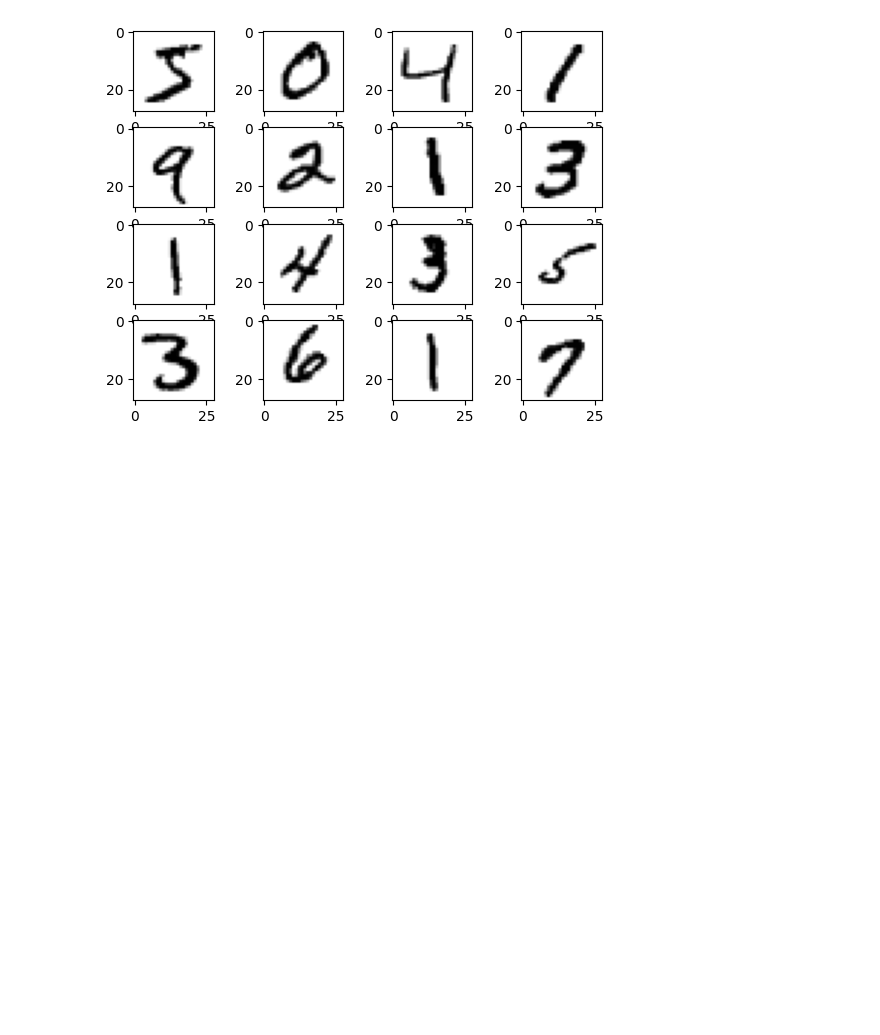
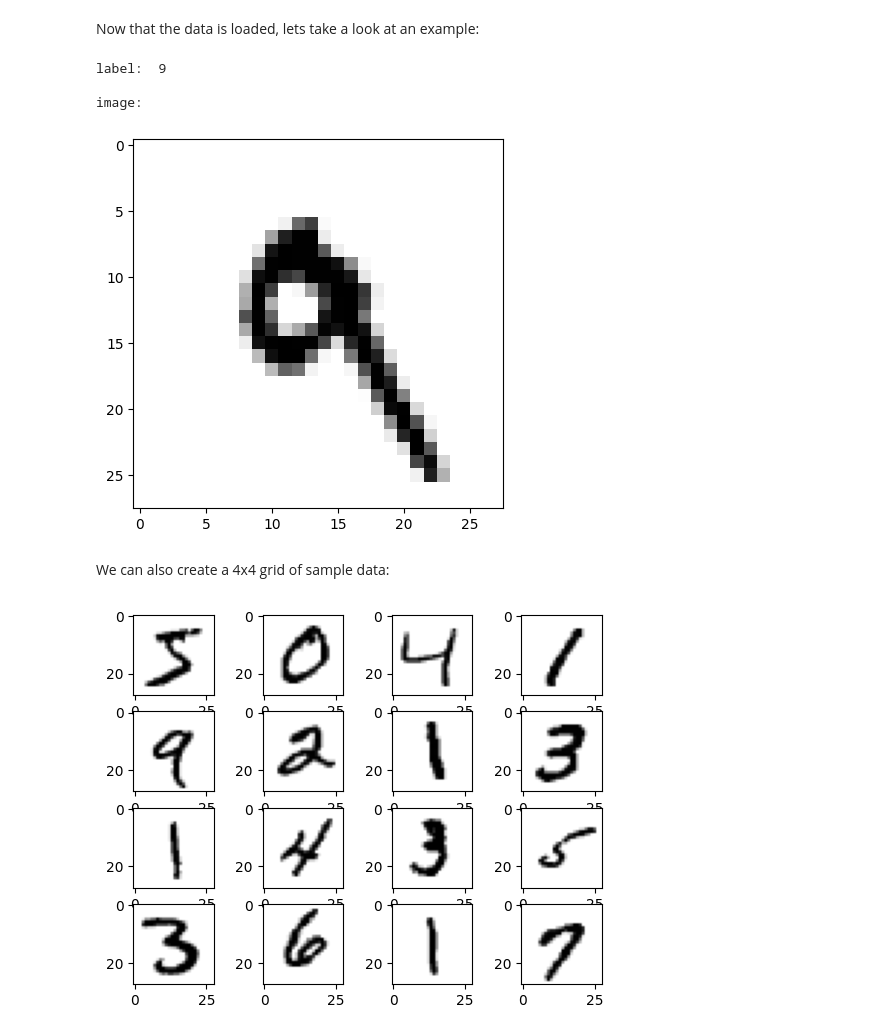
Before and after one commit to keeley1/mnist-model, a Jupyter notebook: coursework_one_mnist.ipynb, the cells around one changed output. Saved outputs shown, nothing was run; the diff lists cells and outputs as text; code cells hidden in the pictures; blank space fills up the shorter version.

```diff
--- a/coursework_one_mnist.ipynb
+++ b/coursework_one_mnist.ipynb
@@ -12,3 +40,19 @@ Downloading data from https://storage.googleapis.com/tensorflow/tf-keras-dataset
+# %% [markdown]
+Now that the data is loaded, lets take a look at an example:
+# %%
+# sample data from test dataset
+print('label: ', test_labels[7])
+print()
+print('image: ')
+plt.imshow(test_images[7], cmap = plt.cm.binary)
+plt.show()
+# %% [output]
+label:  9
+
+image:
+[figure, added]
+# %% [markdown]
+We can also create a 4x4 grid of sample data:
 # %%
 def mnist_peek(rows, cols):
     fig, axs = plt.subplots(rows, cols)
```
Also changed, not shown: parts of 131 cells of this notebook.
